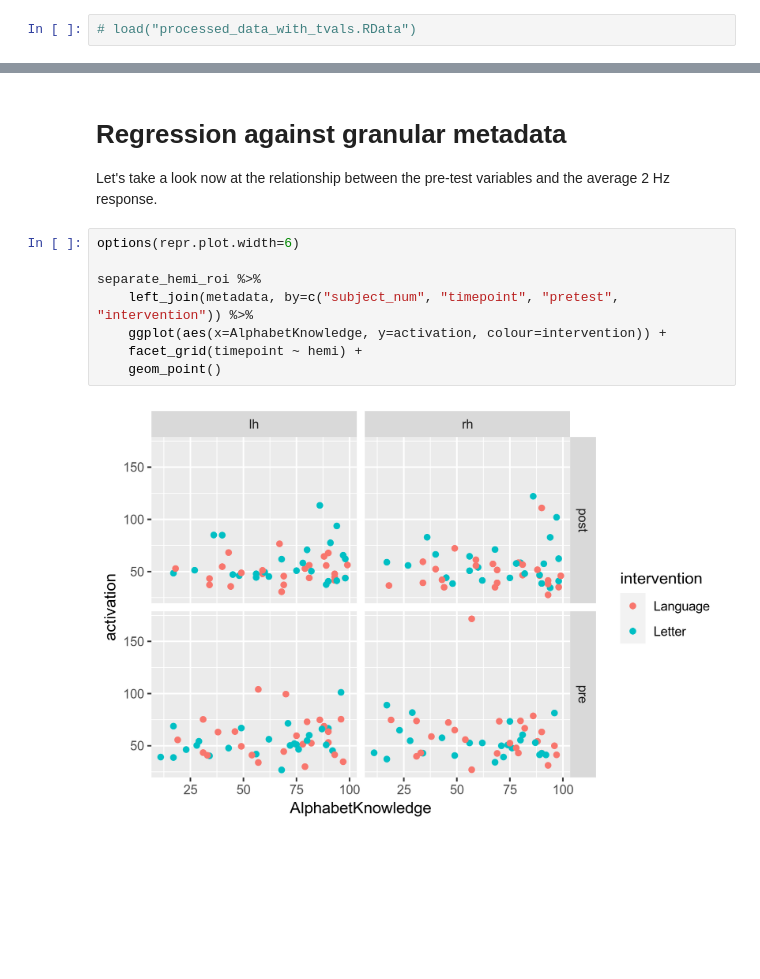
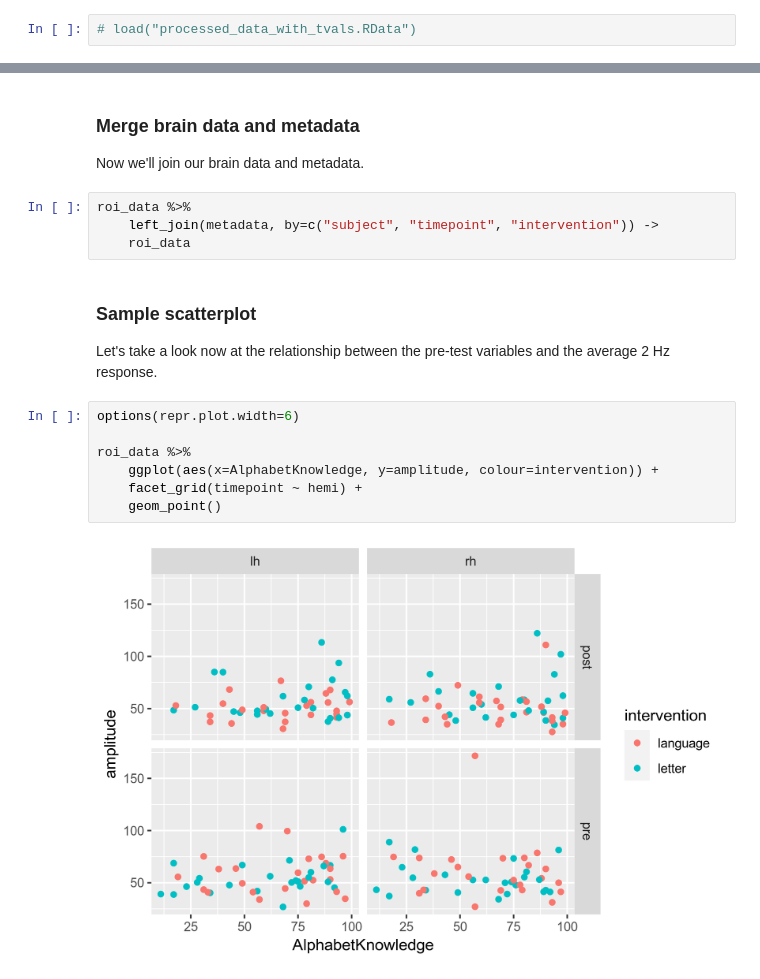
Before and after one commit to yeatmanlab/preK-MEG, a Jupyter notebook: analysis/ssvef/SNR.ipynb, the cells around one changed output, grey strips where cells are left out. Drawn from its saved outputs; the diff is of its cells as text; blank space fills up the shorter version.

```diff
--- a/analysis/ssvef/SNR.ipynb
+++ b/analysis/ssvef/SNR.ipynb
@@ -310,14 +354,21 @@ A grouped_df: 2 × 11
+# %% [markdown]
+### Merge brain data and metadata
+
+Now we'll join our brain data and metadata.
+# %%
+roi_data %>%
+    left_join(metadata, by=c("subject", "timepoint", "intervention")) ->
+    roi_data
 # %% [markdown]
-# Regression against granular metadata
+### Sample scatterplot
 
 Let's take a look now at the relationship between the pre-test variables and the average 2 Hz response.
 # %%
 options(repr.plot.width=6)
 
-separate_hemi_roi %>%
-    left_join(metadata, by=c("subject_num", "timepoint", "pretest", "intervention")) %>%
-    ggplot(aes(x=AlphabetKnowledge, y=activation, colour=intervention)) +
+roi_data %>%
+    ggplot(aes(x=AlphabetKnowledge, y=amplitude, colour=intervention)) +
     facet_grid(timepoint ~ hemi) +
     geom_point()
 # %% [output]
-[figure, old version]
+[figure, new version]
```
Also changed, not shown: parts of 49 cells of this notebook.
